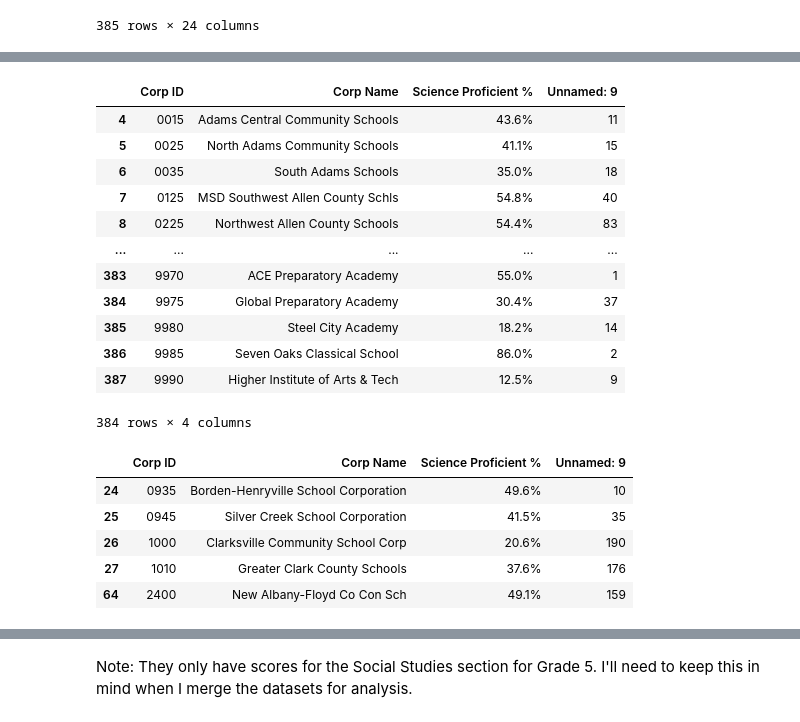
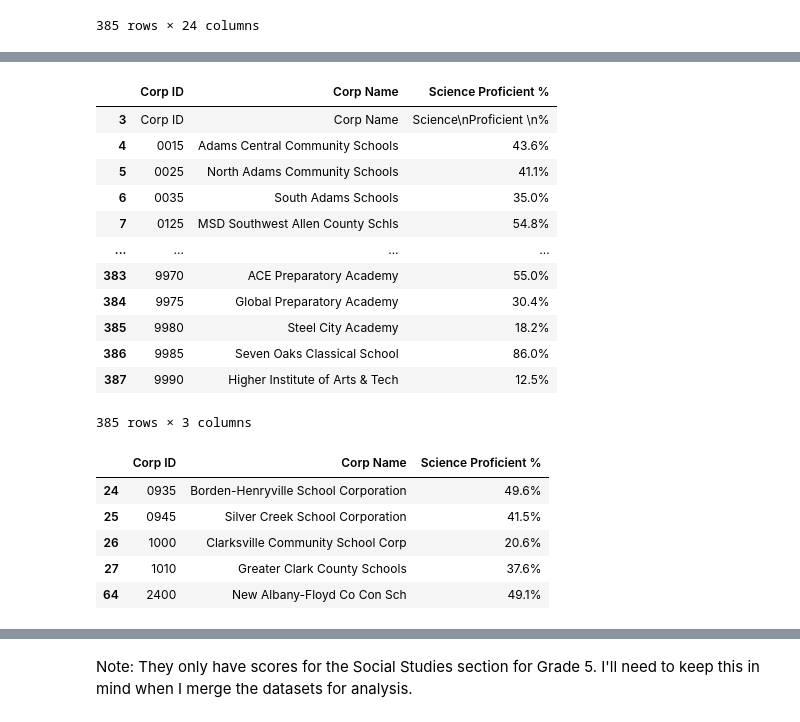
Before and after one commit to RachTheRad/SoIN_Housing_Analysis, a Jupyter notebook: HA_Cap_NB1.ipynb, the cells around one changed output, grey strips where cells are left out. Drawn from its saved outputs; the diff is of its cells as text; code cells hidden in the pictures.

```diff
--- a/HA_Cap_NB1.ipynb
+++ b/HA_Cap_NB1.ipynb
@@ -683,7 +698,9 @@ display(sci_copy)
 385 rows × 24 columns
 # %%
 #dropping the columns that aren't for Grade 3
-sci_copy = sci_copy.drop(sci_copy.iloc[:, 10:52], axis=1)
+sci_copy = sci_copy.drop(sci_copy.iloc[:, 9:52], axis=1)
+
+# display the result
 sci_copy
 # %% [output]
 |  | Corp ID | Corp Name | Science Below Proficiency | Science Approaching Proficiency | Science At Proficiency | ... |
@@ -702,4 +718,0 @@ sci_copy
-# %%
-#dropping first row
-sci_copy.drop(index=sci_copy.index[0], axis=0, inplace=True)
-sci_copy
@@ -720,34 +719,33 @@ sci_copy
 # %%
-#drop rows 10 - 52 as I only want to focus on Grade 3 scores
-sci_copy2 = sci_copy.drop(sci_copy.iloc[:, 10:52], axis=1)
-
 #dropping rows that are the final proficient %
-sci_copy3 = sci_copy2.drop(labels=None,
+sci_copy3 = sci_copy.drop(labels=None,
                          axis=1,
                          columns=['Science Below Proficiency',
                                     'Science Approaching Proficiency',
                                     'Science At Proficiency',
                                     'Science Above Proficiency',
                                     'Science Total Proficient',
                                     'Science Total Tested'],
                         level=None,
                         inplace=False,
                         errors='raise')
+
+#display the result
 sci_copy3
 # %% [output]
-|  | Corp ID | Corp Name | Science Proficient % | Unnamed: 9 |
-| 4 | 0015 | Adams Central Community Schools | 43.6% | 11 |
-| 5 | 0025 | North Adams Community Schools | 41.1% | 15 |
-| 6 | 0035 | South Adams Schools | 35.0% | 18 |
-| 7 | 0125 | MSD Southwest Allen County Schls | 54.8% | 40 |
-| 8 | 0225 | Northwest Allen County Schools | 54.4% | 83 |
-| ... | ... | ... | ... | ... |
-| 383 | 9970 | ACE Preparatory Academy | 55.0% | 1 |
-| 384 | 9975 | Global Preparatory Academy | 30.4% | 37 |
-| 385 | 9980 | Steel City Academy | 18.2% | 14 |
-| 386 | 9985 | Seven Oaks Classical School | 86.0% | 2 |
-| 387 | 9990 | Higher Institute of Arts & Tech | 12.5% | 9 |
+|  | Corp ID | Corp Name | Science Proficient % |
+| 3 | Corp ID | Corp Name | Science\nProficient \n% |
+| 4 | 0015 | Adams Central Community Schools | 43.6% |
+| 5 | 0025 | North Adams Community Schools | 41.1% |
+| 6 | 0035 | South Adams Schools | 35.0% |
+| 7 | 0125 | MSD Southwest Allen County Schls | 54.8% |
+| ... | ... | ... | ... |
+| 383 | 9970 | ACE Preparatory Academy | 55.0% |
+| 384 | 9975 | Global Preparatory Academy | 30.4% |
+| 385 | 9980 | Steel City Academy | 18.2% |
+| 386 | 9985 | Seven Oaks Classical School | 86.0% |
+| 387 | 9990 | Higher Institute of Arts & Tech | 12.5% |
-384 rows × 4 columns
+385 rows × 3 columns
 # %%
 # List of school corporation state IDs
 corps = ['1000', '1010', '0935', '0945', '2400']
@@ -756,12 +754,12 @@ corps = ['1000', '1010', '0935', '0945', '2400']
 sci_copy3= sci_copy3[sci_copy3['Corp ID'].isin(corps)]
 display(sci_copy3)
 # %% [output]
-|  | Corp ID | Corp Name | Science Proficient % | Unnamed: 9 |
-| 24 | 0935 | Borden-Henryville School Corporation | 49.6% | 10 |
-| 25 | 0945 | Silver Creek School Corporation | 41.5% | 35 |
-| 26 | 1000 | Clarksville Community School Corp | 20.6% | 190 |
-| 27 | 1010 | Greater Clark County Schools | 37.6% | 176 |
-| 64 | 2400 | New Albany-Floyd Co Con Sch | 49.1% | 159 |
+|  | Corp ID | Corp Name | Science Proficient % |
+| 24 | 0935 | Borden-Henryville School Corporation | 49.6% |
+| 25 | 0945 | Silver Creek School Corporation | 41.5% |
+| 26 | 1000 | Clarksville Community School Corp | 20.6% |
+| 27 | 1010 | Greater Clark County Schools | 37.6% |
+| 64 | 2400 | New Albany-Floyd Co Con Sch | 49.1% |
 # %%
 #read in social studies dataset
 ilearn_Soc_corp = pd.read_csv('Data_Sources\ILEARN_Corp_SocSt.csv')
```
Also changed, not shown: parts of 49 cells of this notebook, 1 other file.
